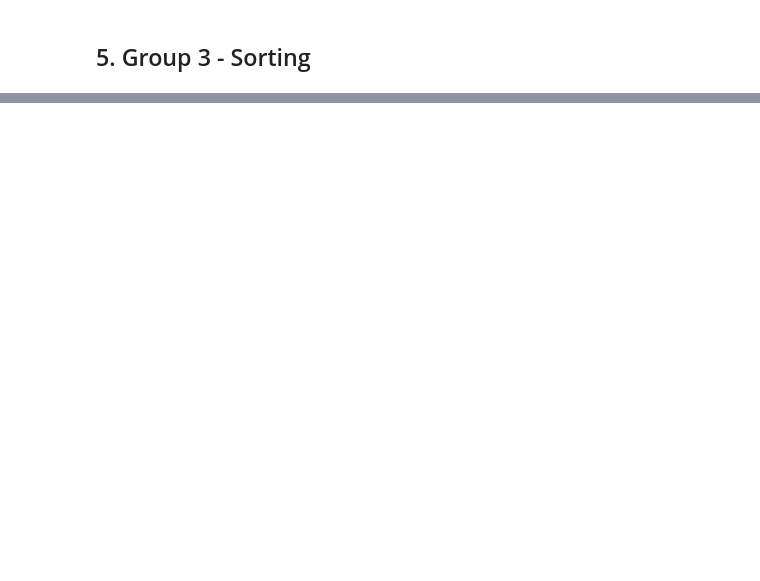
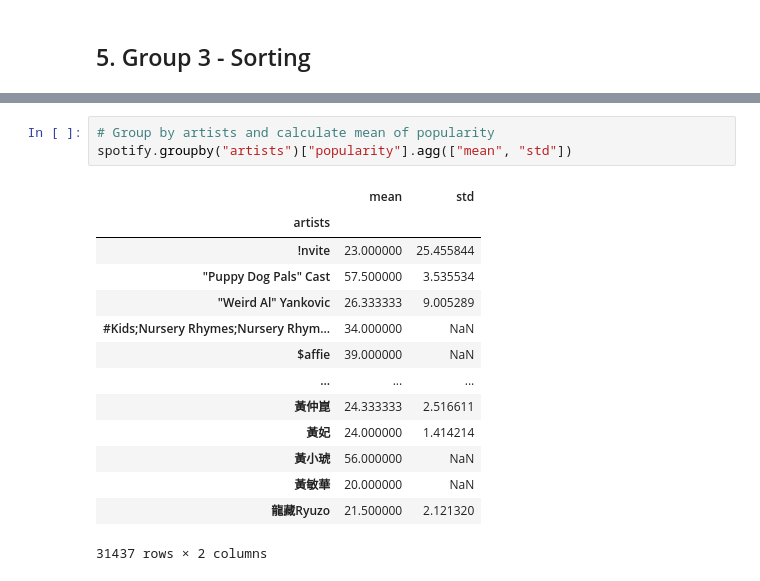
Before and after one commit to svarong-port/code-for-articles, a Jupyter notebook: article_pandas_fundamentals/article_pandas_fundamentals.ipynb, the cells around one changed output, grey strips where cells are left out. Drawn from its saved outputs; the diff is of its cells as text; blank space fills up the shorter version.

```diff
--- a/article_pandas_fundamentals/article_pandas_fundamentals.ipynb
+++ b/article_pandas_fundamentals/article_pandas_fundamentals.ipynb
@@ -203,0 +269,18 @@ spotify.sort_values(by='popularity', ascending=False)
+# %%
+# Group by artists and calculate mean of popularity
+spotify.groupby("artists")["popularity"].agg(["mean", "std"])
+# %% [output]
+|  | mean | std |
+| artists |  |  |
+| !nvite | 23.000000 | 25.455844 |
+| "Puppy Dog Pals" Cast | 57.500000 | 3.535534 |
+| "Weird Al" Yankovic | 26.333333 | 9.005289 |
+| #Kids;Nursery Rhymes;Nursery Rhym... | 34.000000 | NaN |
+| $affie | 39.000000 | NaN |
+| ... | ... | ... |
+| 黃仲崑 | 24.333333 | 2.516611 |
+| 黃妃 | 24.000000 | 1.414214 |
+| 黃小琥 | 56.000000 | NaN |
+| 黃敏華 | 20.000000 | NaN |
+| 龍藏Ryuzo | 21.500000 | 2.121320 |
+31437 rows × 2 columns
```
Also changed, not shown: parts of 14 cells of this notebook.
